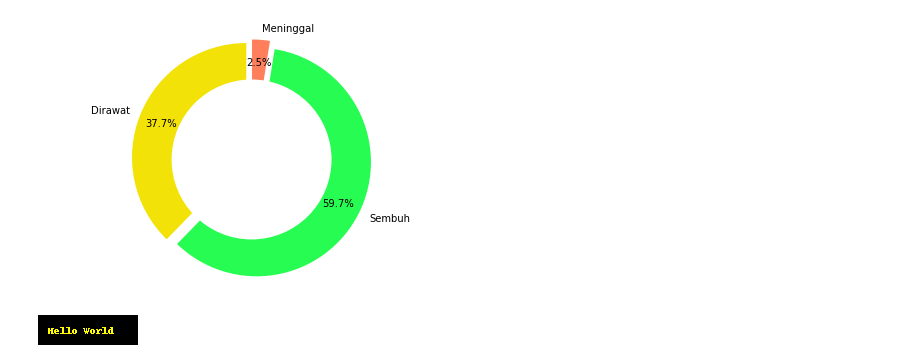
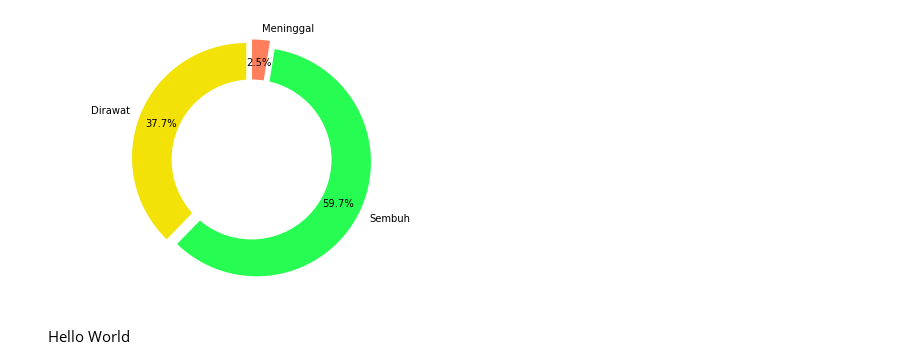
Before and after one commit to Prerna131/SultengLawanCovid-Content, a Jupyter notebook: Scripts/DailyUpdate.ipynb, the cells around one changed output. Saved outputs shown, nothing was run; the diff lists cells and outputs as text; code cells hidden in the pictures.

```diff
--- a/Scripts/DailyUpdate.ipynb
+++ b/Scripts/DailyUpdate.ipynb
@@ -508,11 +566,14 @@ plt.show()
 # %%
 from PIL import Image, ImageDraw
 
-img = Image.new('RGB', (100, 30), color = (0, 0, 0))
+font1 = ImageFont.truetype("../Font/OpenSans-Regular.ttf", 15)
+
+img = Image.new('RGB', (100, 30), color = (255, 255, 255))
 
 d = ImageDraw.Draw(img)
-d.text((10,10), "Hello World", fill=(255,255,0))
+d.text((10,10), "Hello World", fill=(0,0,0), font=font1)
 
+img.save("test1.png")
 display(img)
 # %% [output]
-[figure, old version]
+[figure, new version]
```
Also changed, not shown: parts of 12 cells of this notebook.
